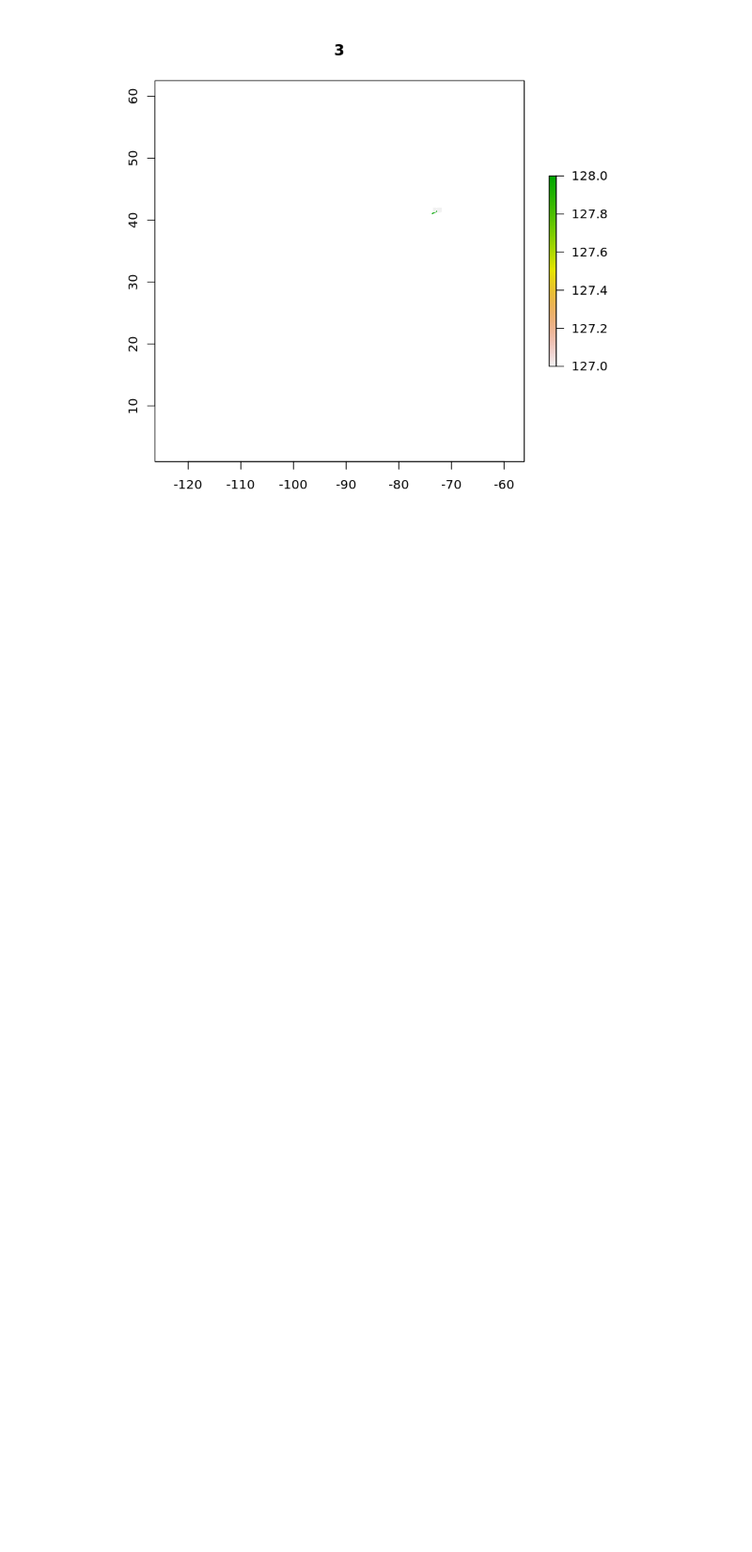
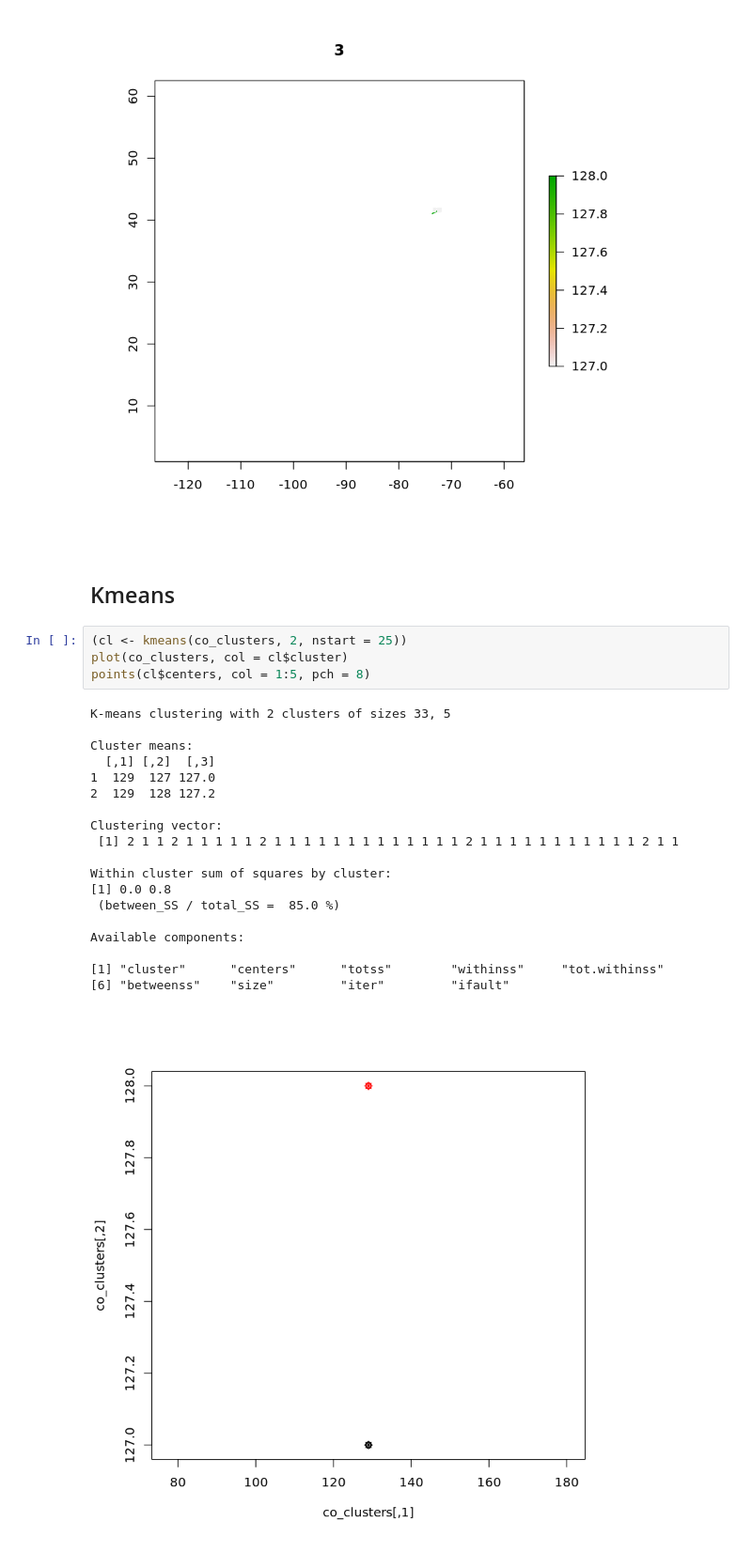
Before and after one commit to phenology/infrastructure, a Jupyter notebook: applications/notebooks/romulo/co_clustering_R_local.ipynb, the cells around one changed output. Shown at 94% size. Drawn from its saved outputs; the diff is of its cells as text; blank space fills up the shorter version.

Commit message:
Plot kmeans for the co_clustering matrix.

```diff
--- a/applications/notebooks/romulo/co_clustering_R_local.ipynb
+++ b/applications/notebooks/romulo/co_clustering_R_local.ipynb
@@ -357,3 +357,29 @@ for (col_clus_ID in (1:col_clus_num)){
 [figure]
 [figure]
 [figure]
+# %% [markdown]
+## Kmeans
+# %%
+(cl <- kmeans(co_clusters, 2, nstart = 25))
+plot(co_clusters, col = cl$cluster)
+points(cl$centers, col = 1:5, pch = 8)
+# %% [output]
+K-means clustering with 2 clusters of sizes 33, 5
+
+Cluster means:
+  [,1] [,2]  [,3]
+1  129  127 127.0
+2  129  128 127.2
+
+Clustering vector:
+ [1] 2 1 1 2 1 1 1 1 1 2 1 1 1 1 1 1 1 1 1 1 1 1 1 2 1 1 1 1 1 1 1 1 1 1 1 2 1 1
+
+Within cluster sum of squares by cluster:
+[1] 0.0 0.8
+ (between_SS / total_SS =  85.0 %)
+
+Available components:
+
+[1] "cluster"      "centers"      "totss"        "withinss"     "tot.withinss"
+[6] "betweenss"    "size"         "iter"         "ifault"
+[figure, added]
```
Also changed, not shown: parts of 4 cells of this notebook.
